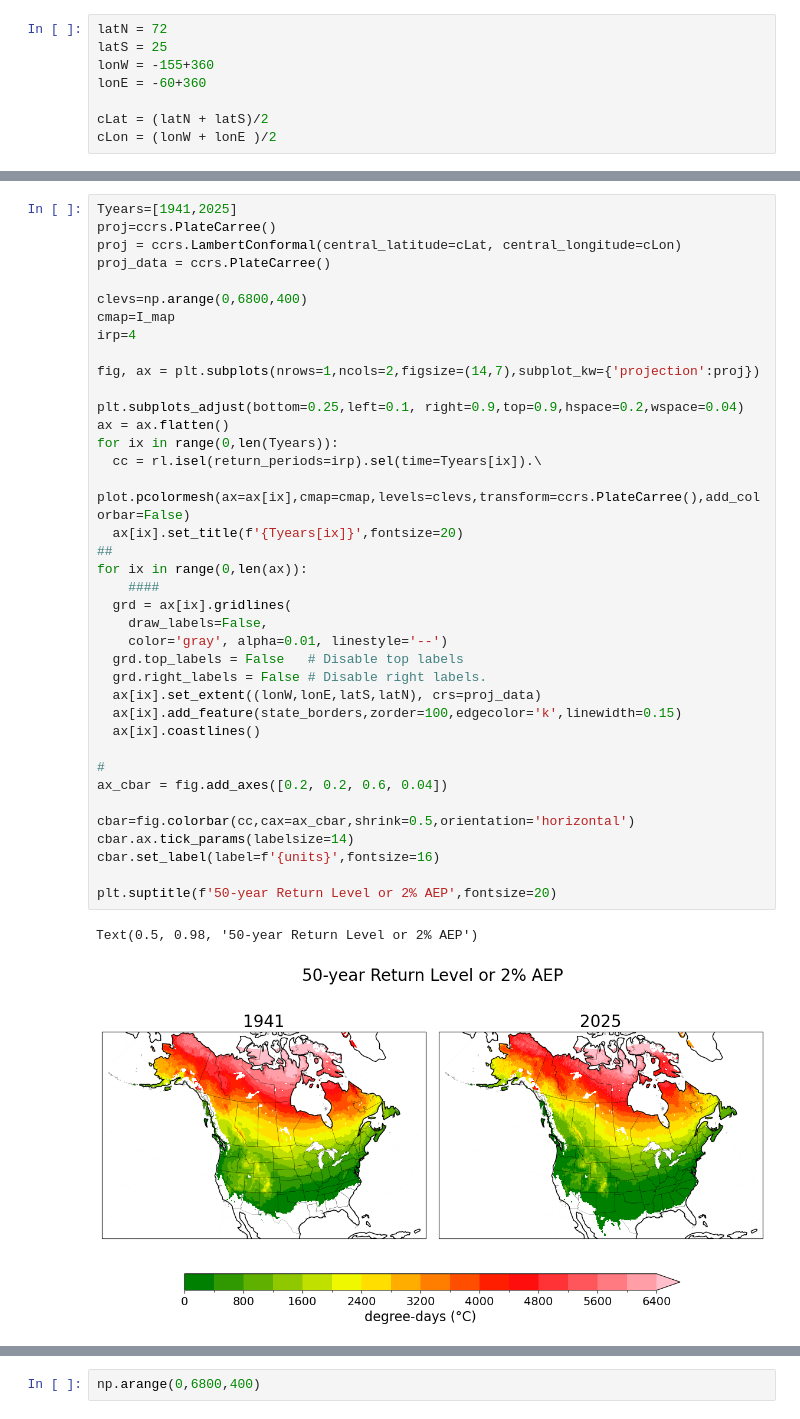
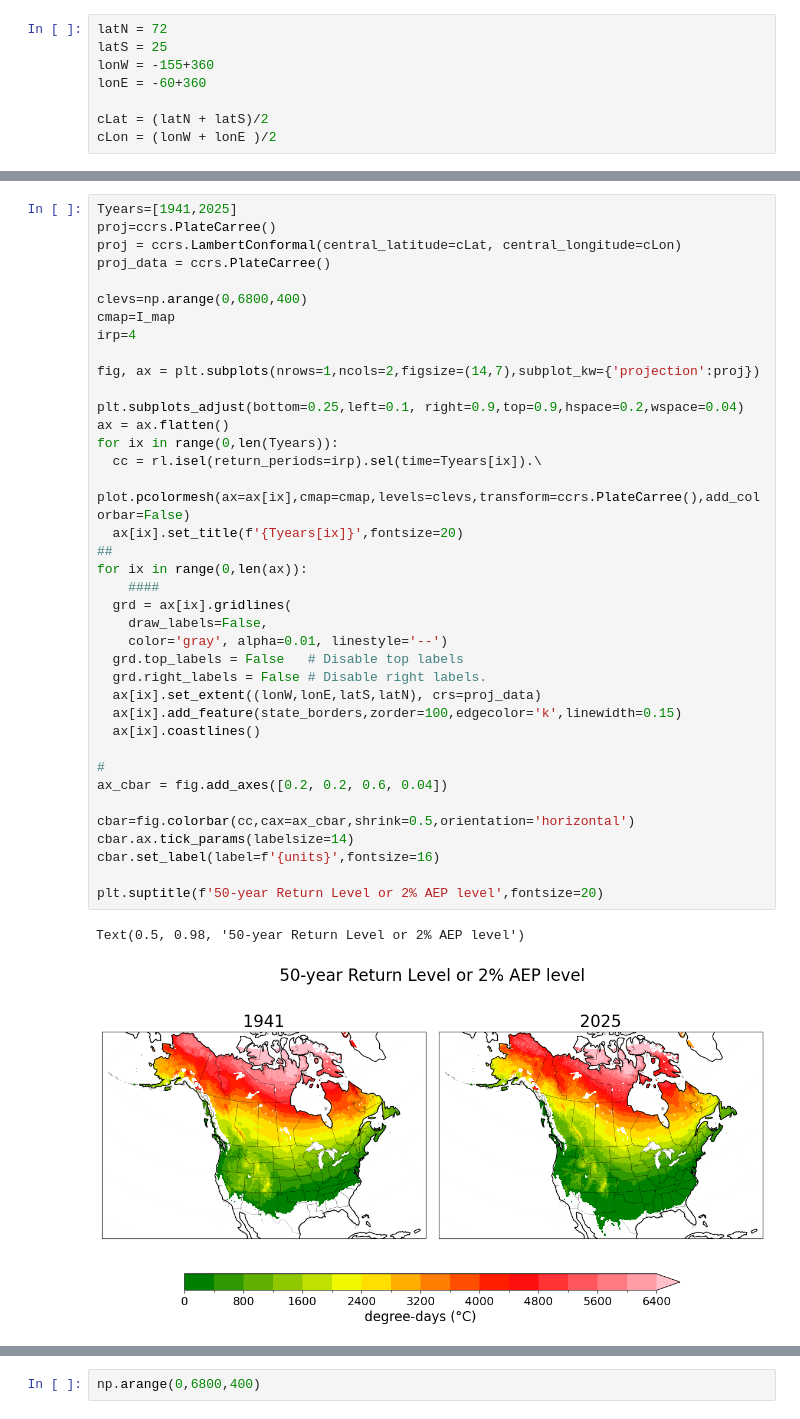
Before and after one commit to GaelleHervieux/AFI_updated_2602, a Jupyter notebook: plot_AFI_NorthAmerica_glostLocSca_extRemes_1941-2025.ipynb, the cells around one changed output, grey strips where cells are left out. Drawn from its saved outputs; the diff is of its cells as text.

```diff
--- a/plot_AFI_NorthAmerica_glostLocSca_extRemes_1941-2025.ipynb
+++ b/plot_AFI_NorthAmerica_glostLocSca_extRemes_1941-2025.ipynb
@@ -194,36 +194,36 @@ cmap=I_map
 irp=4
 
 fig, ax = plt.subplots(nrows=1,ncols=2,figsize=(14,7),subplot_kw={'projection':proj})
 
 plt.subplots_adjust(bottom=0.25,left=0.1, right=0.9,top=0.9,hspace=0.2,wspace=0.04)
 ax = ax.flatten()
 for ix in range(0,len(Tyears)):
   cc = rl.isel(return_periods=irp).sel(time=Tyears[ix]).\
     plot.pcolormesh(ax=ax[ix],cmap=cmap,levels=clevs,transform=ccrs.PlateCarree(),add_colorbar=False)
   ax[ix].set_title(f'{Tyears[ix]}',fontsize=20)
 ##
 for ix in range(0,len(ax)):
     ####
   grd = ax[ix].gridlines(
     draw_labels=False,
     color='gray', alpha=0.01, linestyle='--')
   grd.top_labels = False   # Disable top labels
   grd.right_labels = False # Disable right labels.
   ax[ix].set_extent((lonW,lonE,latS,latN), crs=proj_data)
   ax[ix].add_feature(state_borders,zorder=100,edgecolor='k',linewidth=0.15)
   ax[ix].coastlines()
 
 #
 ax_cbar = fig.add_axes([0.2, 0.2, 0.6, 0.04])
 
 cbar=fig.colorbar(cc,cax=ax_cbar,shrink=0.5,orientation='horizontal')
 cbar.ax.tick_params(labelsize=14)
 cbar.set_label(label=f'{units}',fontsize=16)
 
-plt.suptitle(f'50-year Return Level or 2% AEP',fontsize=20)
+plt.suptitle(f'50-year Return Level or 2% AEP level',fontsize=20)
 # %% [output]
-Text(0.5, 0.98, '50-year Return Level or 2% AEP')
+Text(0.5, 0.98, '50-year Return Level or 2% AEP level')
-[figure, old version]
+[figure, new version]
 # %%
 
 proj = ccrs.LambertConformal(central_latitude=cLat, central_longitude=cLon)
```
Also changed, not shown: parts of 5 cells of this notebook.
